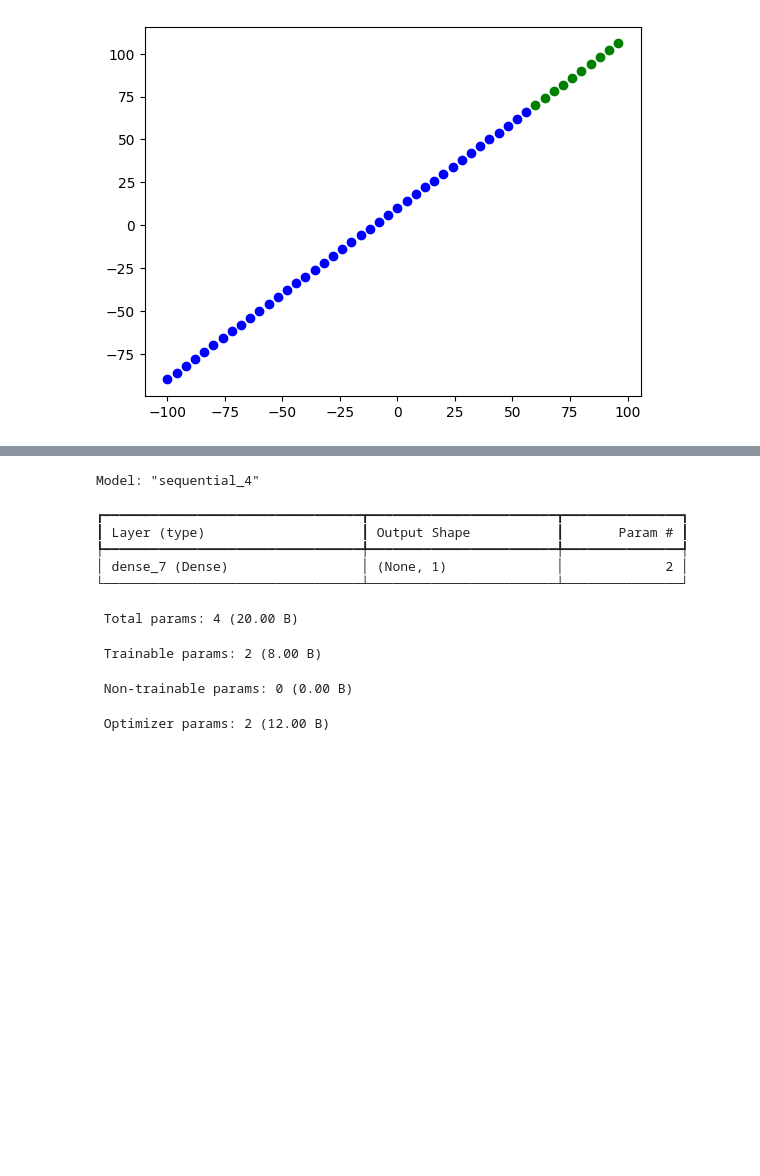
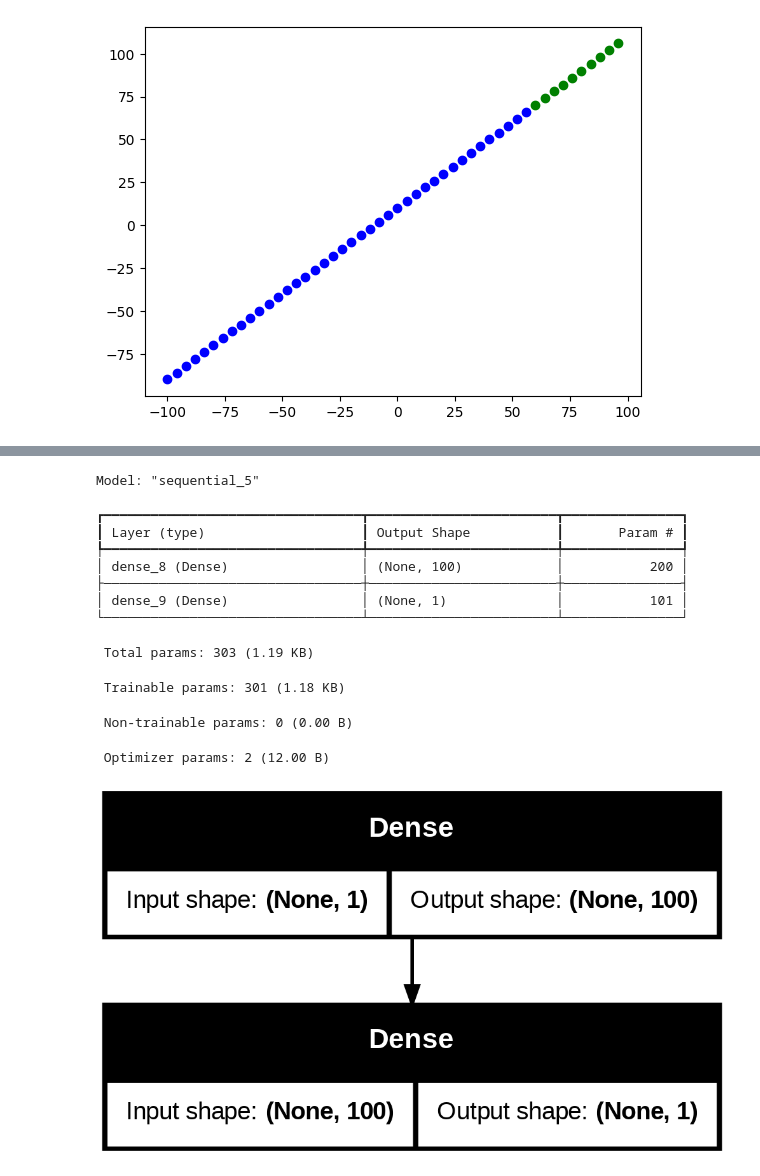
Before and after one commit to Zuhair0000/tensorflow_bootcamp, a Jupyter notebook: 01_neural_network_regression_with_tensorflow.ipynb, the cells around one changed output, grey strips where cells are left out. Drawn from its saved outputs; the diff is of its cells as text; code cells hidden in the pictures; blank space fills up the shorter version.

```diff
--- a/01_neural_network_regression_with_tensorflow.ipynb
+++ b/01_neural_network_regression_with_tensorflow.ipynb
@@ -125,6 +125,7 @@ plt.scatter(X_test, y_test, c='g', label='Testing data')
 # %%
 model = tf.keras.Sequential([
     tf.keras.layers.Input(shape=[1]),
+    tf.keras.layers.Dense(100),
     tf.keras.layers.Dense(1)
 ])
 
@@ -153,13 +154,21 @@ Epoch 100/100
 # %%
 model.summary()
 # %% [output]
-Model: "sequential_4"
+Model: "sequential_5"
 ┏━━━━━━━━━━━━━━━━━━━━━━━━━━━━━━━━━┳━━━━━━━━━━━━━━━━━━━━━━━━┳━━━━━━━━━━━━━━━┓
 ┃ Layer (type)                    ┃ Output Shape           ┃       Param # ┃
 ┡━━━━━━━━━━━━━━━━━━━━━━━━━━━━━━━━━╇━━━━━━━━━━━━━━━━━━━━━━━━╇━━━━━━━━━━━━━━━┩
-│ dense_7 (Dense)                 │ (None, 1)              │             2 │
+│ dense_8 (Dense)                 │ (None, 100)            │           200 │
+├─────────────────────────────────┼────────────────────────┼───────────────┤
+│ dense_9 (Dense)                 │ (None, 1)              │           101 │
 └─────────────────────────────────┴────────────────────────┴───────────────┘
- Total params: 4 (20.00 B)
+ Total params: 303 (1.19 KB)
- Trainable params: 2 (8.00 B)
+ Trainable params: 301 (1.18 KB)
  Non-trainable params: 0 (0.00 B)
  Optimizer params: 2 (12.00 B)
+# %%
+from tensorflow.keras.utils import plot_model
+
+plot_model(model=model, show_shapes=True)
+# %% [output]
+[figure, added]
```
Also changed, not shown: parts of 1 cell of this notebook.
